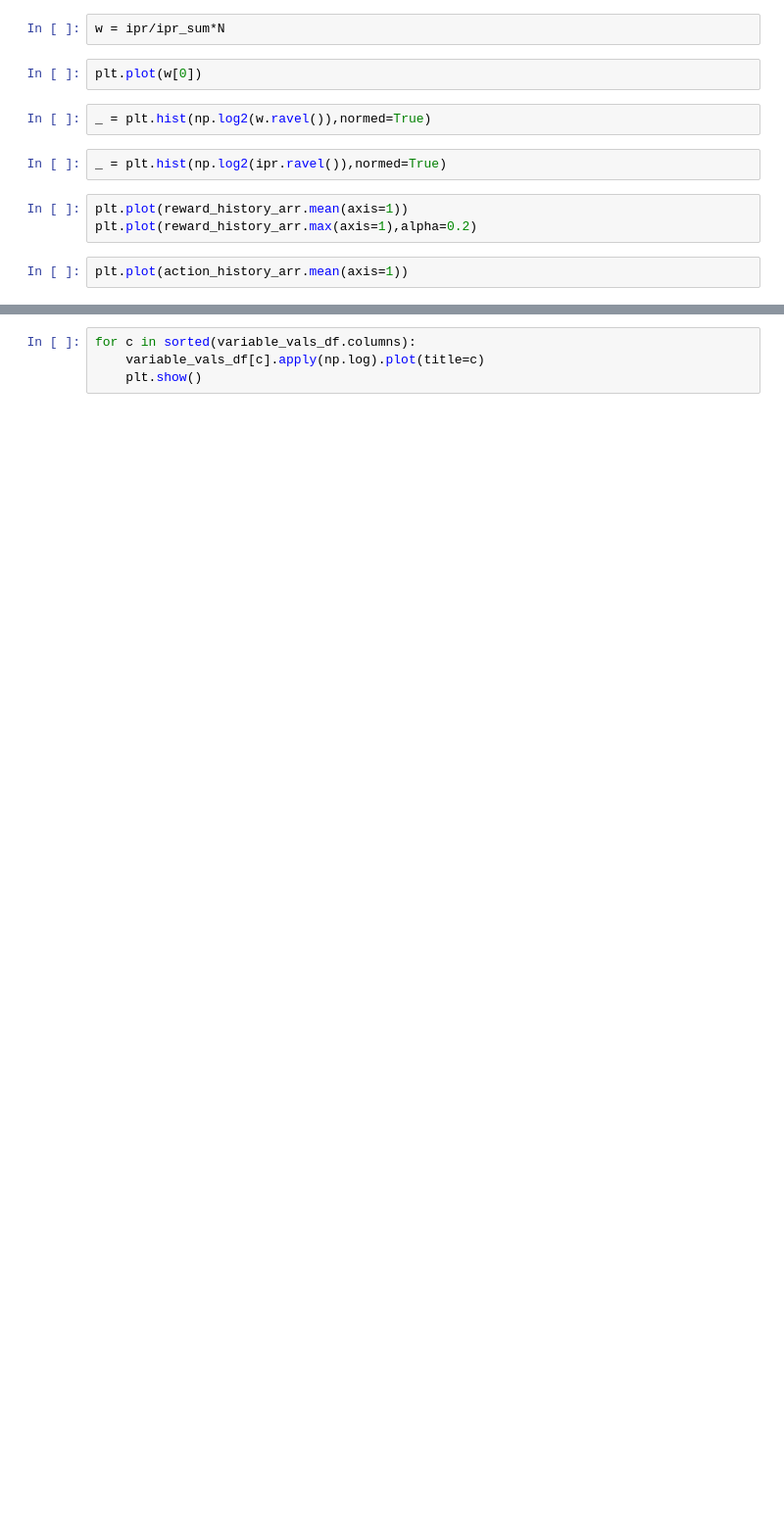
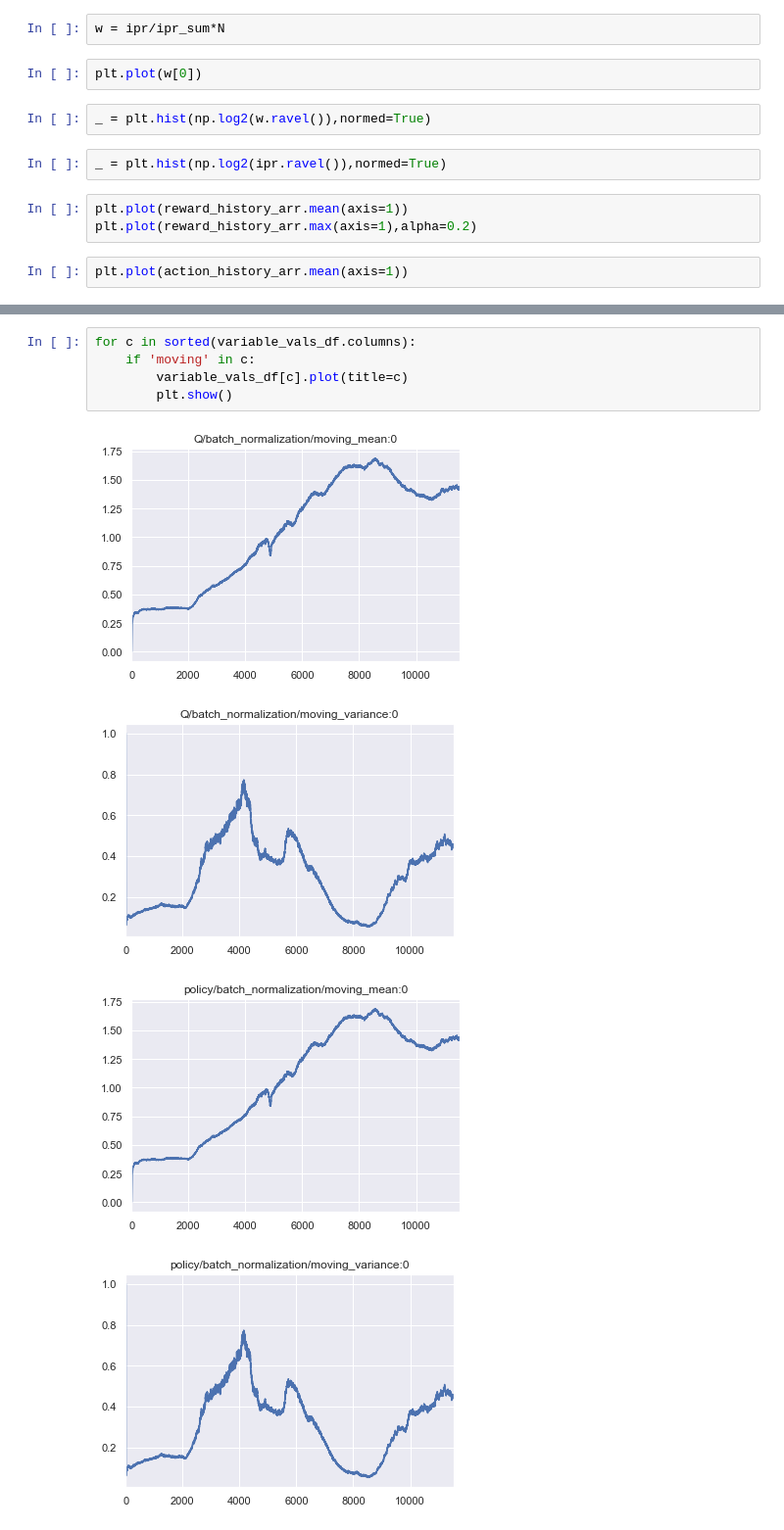
Before and after one commit to justinmaojones/agentflow, a Jupyter notebook: notebooks/tutorial_agent_cartpole_prioritized.ipynb, the cells around one changed output, grey strips where cells are left out. Shown at 98% size. Drawn from its saved outputs; the diff is of its cells as text; blank space fills up the shorter version.

```diff
--- a/notebooks/tutorial_agent_cartpole_prioritized.ipynb
+++ b/notebooks/tutorial_agent_cartpole_prioritized.ipynb
@@ -276,4 +342,10 @@ tf.global_variables()
 # %%
 for c in sorted(variable_vals_df.columns):
-    variable_vals_df[c].apply(np.log).plot(title=c)
-    plt.show()
+    if 'moving' in c:
+        variable_vals_df[c].plot(title=c)
+        plt.show()
+# %% [output]
+[figure, added]
+[figure, added]
+[figure, added]
+[figure, added]
```
Also changed, not shown: parts of 9 cells of this notebook, 28 other files.
